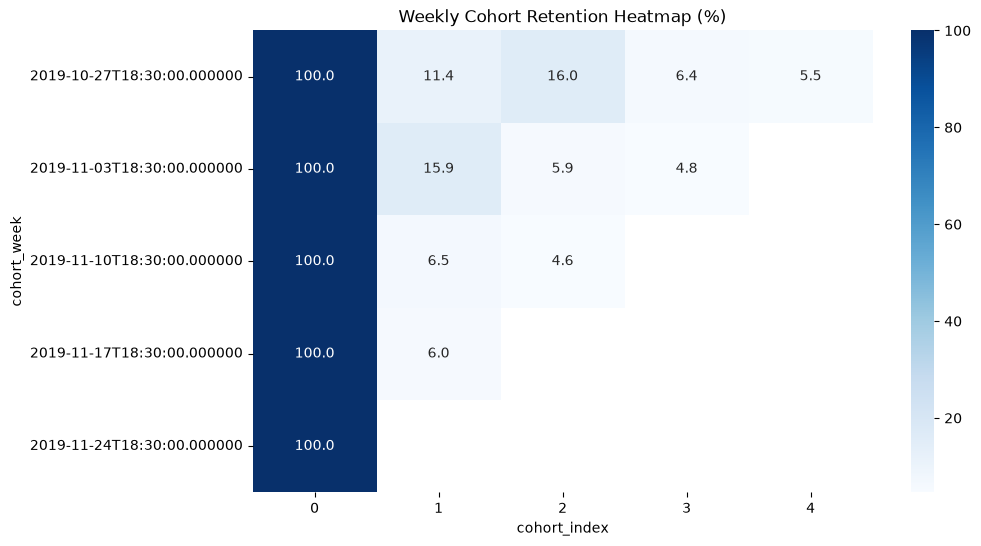
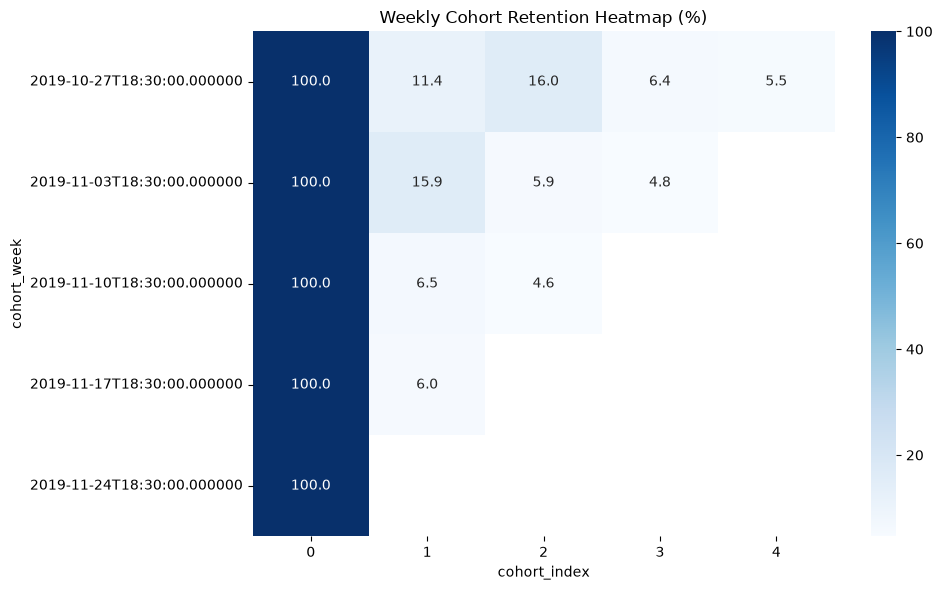
The change to this notebook cell's code, shown as a diff; its figure went from the first image to the second:
--- before
+++ after
@@ -13,3 +13,13 @@
 )
 
+plt.tight_layout()
+
+plt.savefig(
+    "../outputs/cohort_heatmap.png",
+    bbox_inches="tight"
+)
+
+print("saved")
+
 plt.show()
+plt.close()

Commit: Update notebooks and dashboard files